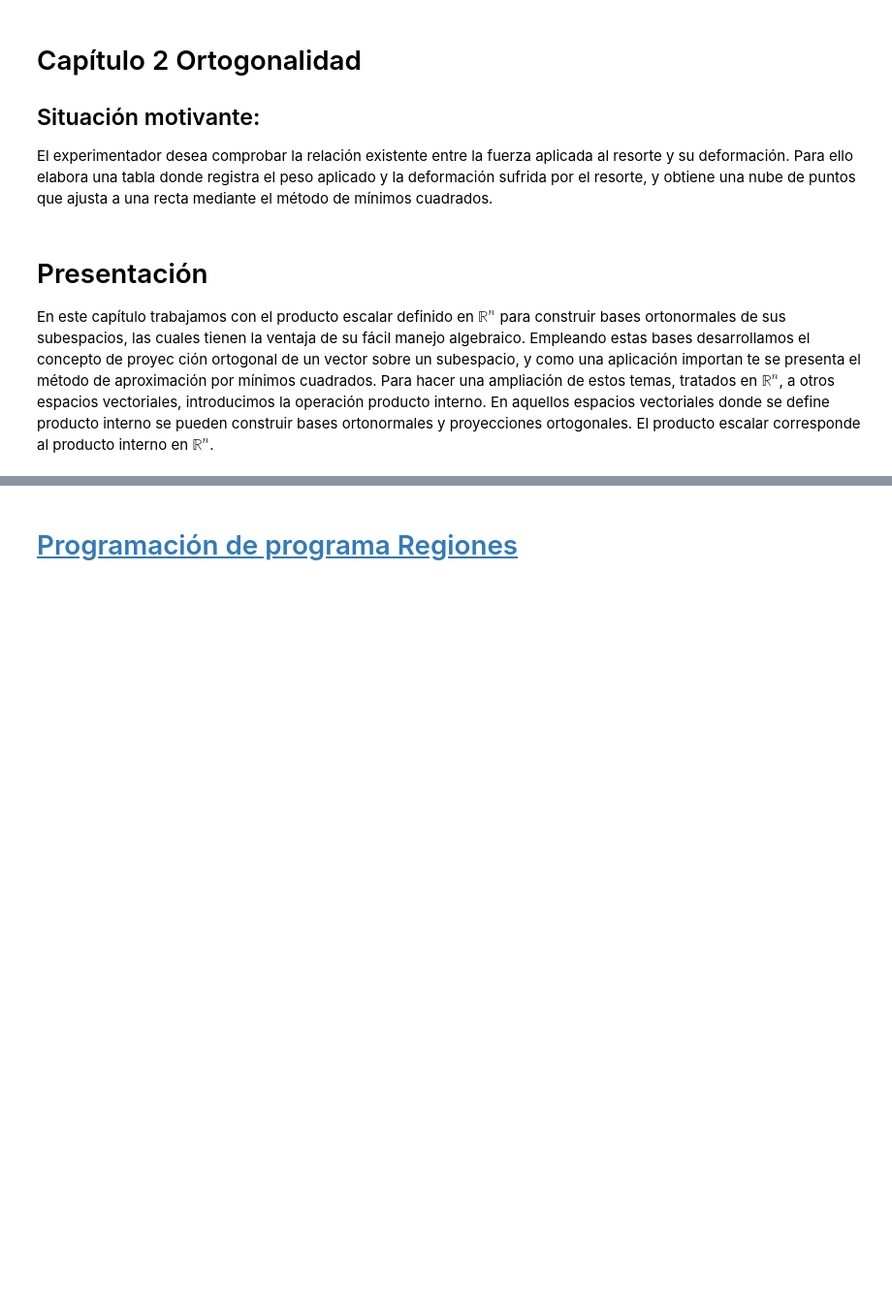
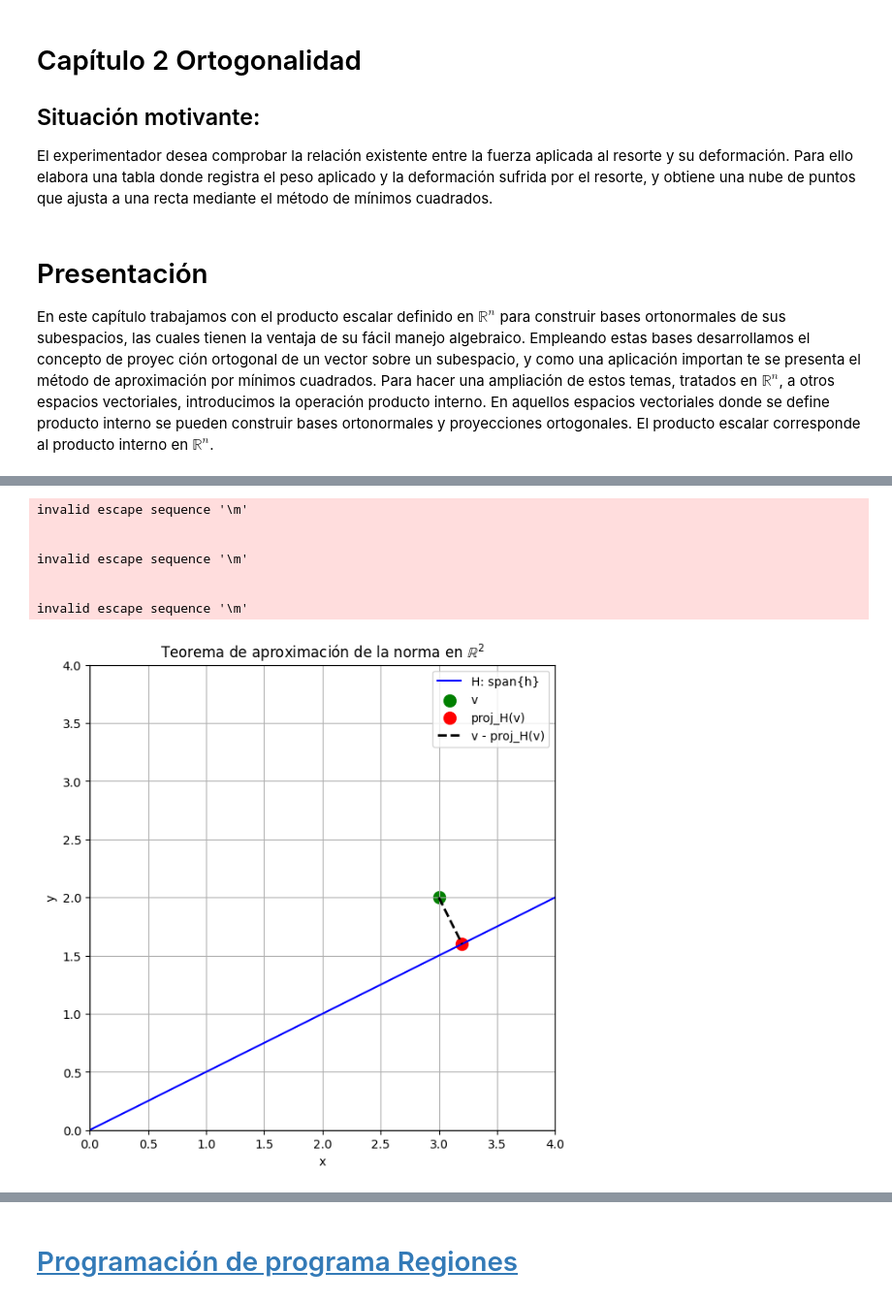
Before and after one commit to marco-canas/linear_algebra, a Jupyter notebook: 3_clases_segun_clara_mejia_laverde/2_cap/8_modulo/8_modulo.ipynb, the cells around one changed output, grey strips where cells are left out. Shown at 97% size. Drawn from its saved outputs; the diff is of its cells as text; code cells hidden in the pictures; blank space fills up the shorter version.

```diff
--- a/3_clases_segun_clara_mejia_laverde/2_cap/8_modulo/8_modulo.ipynb
+++ b/3_clases_segun_clara_mejia_laverde/2_cap/8_modulo/8_modulo.ipynb
@@ -133,0 +2025,59 @@ El producto escalar corresponde al producto interno en $\mathbb{R}^{n}$.
+# %%
+import numpy as np
+import matplotlib.pyplot as plt
+
+# =========================
+# Vector y subespacio
+# =========================
+h = np.array([2, 1])          # Generador de H
+v = np.array([3, 2])          # Vector v
+
+# Proyección de v sobre H
+proj_v_H = (np.dot(v, h)/np.dot(h,h)) * h
+
+# =========================
+# Crear figura
+# =========================
+plt.figure(figsize=(7,7))
+plt.axhline(0, color='black', linewidth=1)
+plt.axvline(0, color='black', linewidth=1)
+
+# Limites
+lim = 4
+plt.xlim(0, lim)
+plt.ylim(0, lim)
+
+# =========================
+# Graficar H como recta
+# =========================
+t = np.linspace(0, lim, 100)
+plt.plot(t, (h[1]/h[0])*t, 'b', label='H: span{h}')
+
+# Graficar vector v como punto
+plt.scatter(v[0], v[1], color='green', s=100, label='v')
+
+# Graficar proyección como punto
+plt.scatter(proj_v_H[0], proj_v_H[1], color='red', s=100, label='proj_H(v)')
+
+# Trazo de la distancia mínima
+plt.plot([v[0], proj_v_H[0]], [v[1], proj_v_H[1]], 'k--', linewidth=2, label='v - proj_H(v)')
+
+# =========================
+# Ajustes visuales
+# =========================
+plt.gca().set_aspect('equal', adjustable='box')
+plt.grid(True)
+plt.title('Teorema de aproximación de la norma en $\mathbb{R}^2$')
+plt.xlabel('x')
+plt.ylabel('y')
+plt.legend()
+plt.show()
+# %% [output]
+invalid escape sequence '\m'
+
+
+invalid escape sequence '\m'
+
+
+invalid escape sequence '\m'
+[figure, added]
```
Also changed, not shown: parts of 101 cells of this notebook, 1 other file.
